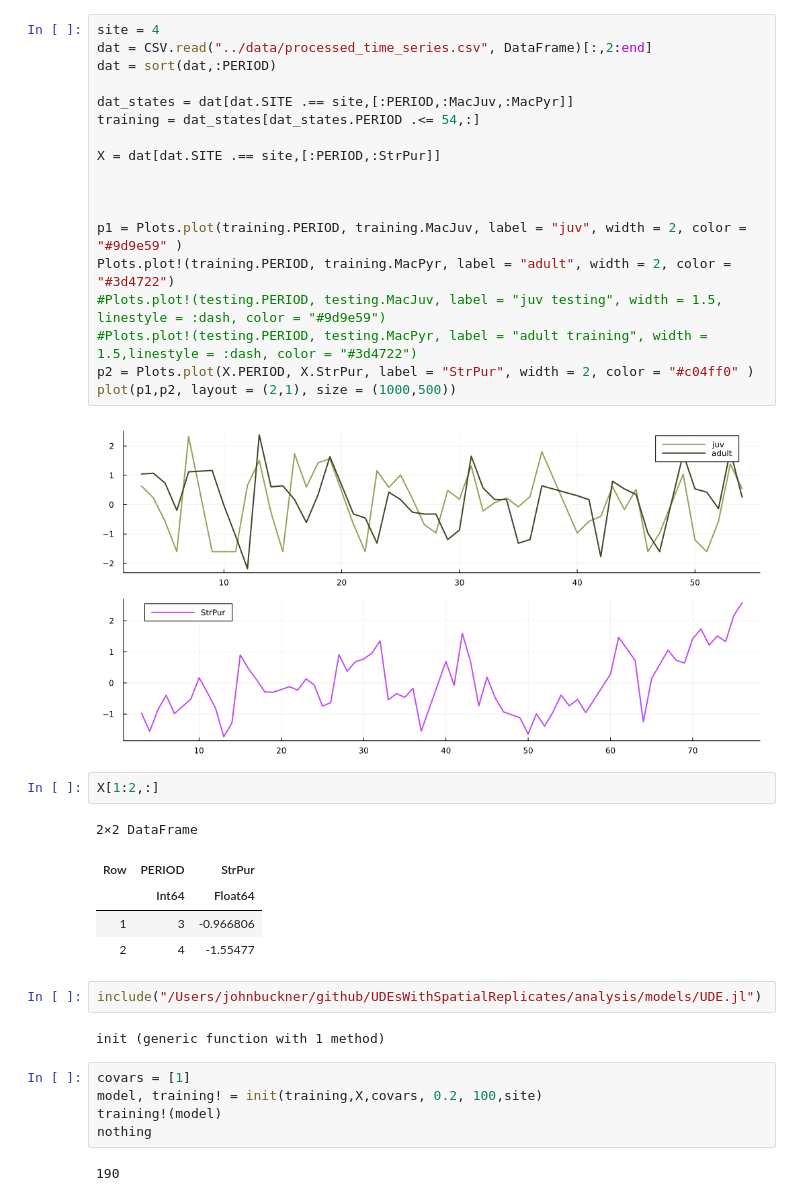
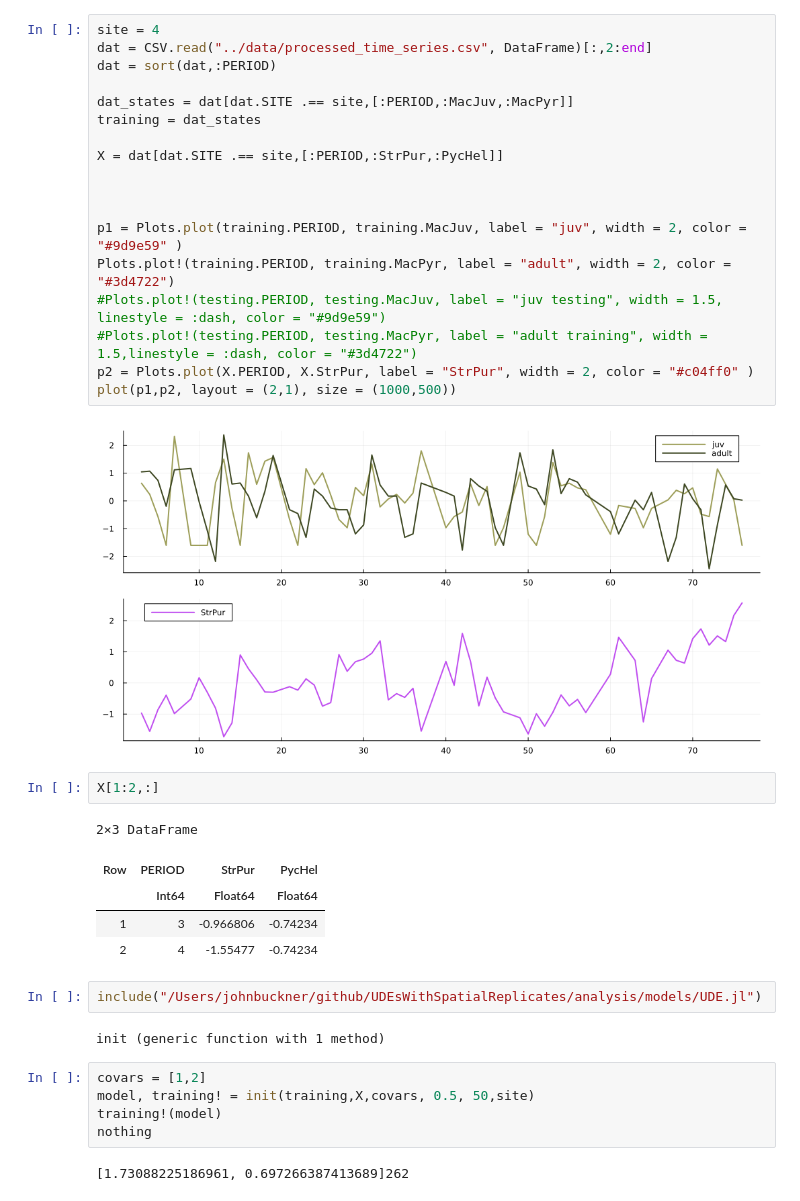
Before and after one commit to Jack-H-Buckner/SpatiallyReplicatedUDEs, a Jupyter notebook: analysis/Site_4_UDE.ipynb, the cells around one changed output. Cells and saved outputs as stored; diff of their text form.

```diff
--- a/analysis/Site_4_UDE.ipynb
+++ b/analysis/Site_4_UDE.ipynb
@@ -6,42 +7,42 @@ Main.UniversalDiffEq
 # %%
 site = 4
 dat = CSV.read("../data/processed_time_series.csv", DataFrame)[:,2:end]
 dat = sort(dat,:PERIOD)
 
 dat_states = dat[dat.SITE .== site,[:PERIOD,:MacJuv,:MacPyr]]
-training = dat_states[dat_states.PERIOD .<= 54,:]
+training = dat_states
 
-X = dat[dat.SITE .== site,[:PERIOD,:StrPur]]
+X = dat[dat.SITE .== site,[:PERIOD,:StrPur,:PycHel]]
 
 
 
 p1 = Plots.plot(training.PERIOD, training.MacJuv, label = "juv", width = 2, color = "#9d9e59" )
 Plots.plot!(training.PERIOD, training.MacPyr, label = "adult", width = 2, color = "#3d4722")
 #Plots.plot!(testing.PERIOD, testing.MacJuv, label = "juv testing", width = 1.5, linestyle = :dash, color = "#9d9e59")
 #Plots.plot!(testing.PERIOD, testing.MacPyr, label = "adult training", width = 1.5,linestyle = :dash, color = "#3d4722")
 p2 = Plots.plot(X.PERIOD, X.StrPur, label = "StrPur", width = 2, color = "#c04ff0" )
 plot(p1,p2, layout = (2,1), size = (1000,500))
 # %% [output]
-[figure, old version]
+[figure, new version]
 # %%
 X[1:2,:]
 # %% [output]
-2×2 DataFrame
+2×3 DataFrame
-| Row | PERIOD | StrPur |
-|  | Int64 | Float64 |
-| 1 | 3 | -0.966806 |
-| 2 | 4 | -1.55477 |
+| Row | PERIOD | StrPur | PycHel |
+|  | Int64 | Float64 | Float64 |
+| 1 | 3 | -0.966806 | -0.74234 |
+| 2 | 4 | -1.55477 | -0.74234 |
 # %%
 include("/Users/johnbuckner/github/UDEsWithSpatialReplicates/analysis/models/UDE.jl")
 # %% [output]
 init (generic function with 1 method)
 # %%
-covars = [1]
-model, training! = init(training,X,covars, 0.2, 100,site)
+covars = [1,2]
+model, training! = init(training,X,covars, 0.5, 50,site)
 training!(model)
 nothing
 # %% [output]
-190
+[1.73088225186961, 0.697266387413689]262
 # %%
 UniversalDiffEq.plot_state_estimates(model)
 # %% [output]
```
Also changed, not shown: parts of 13 cells of this notebook, 51 other files.
